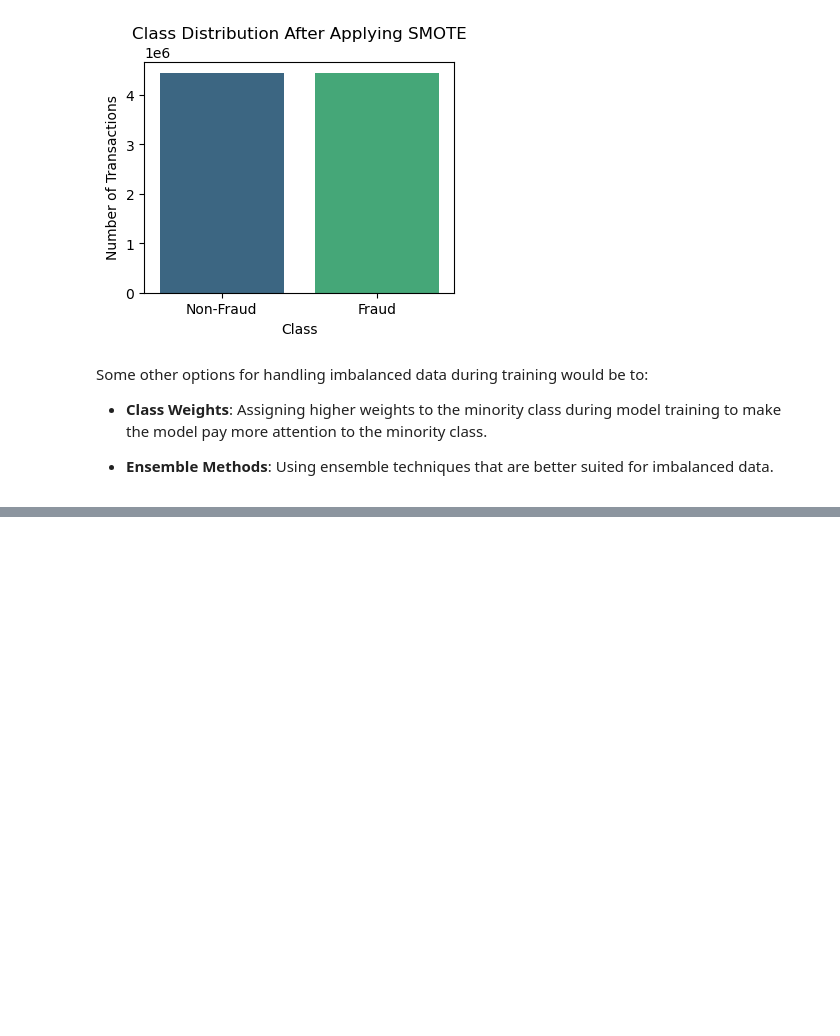
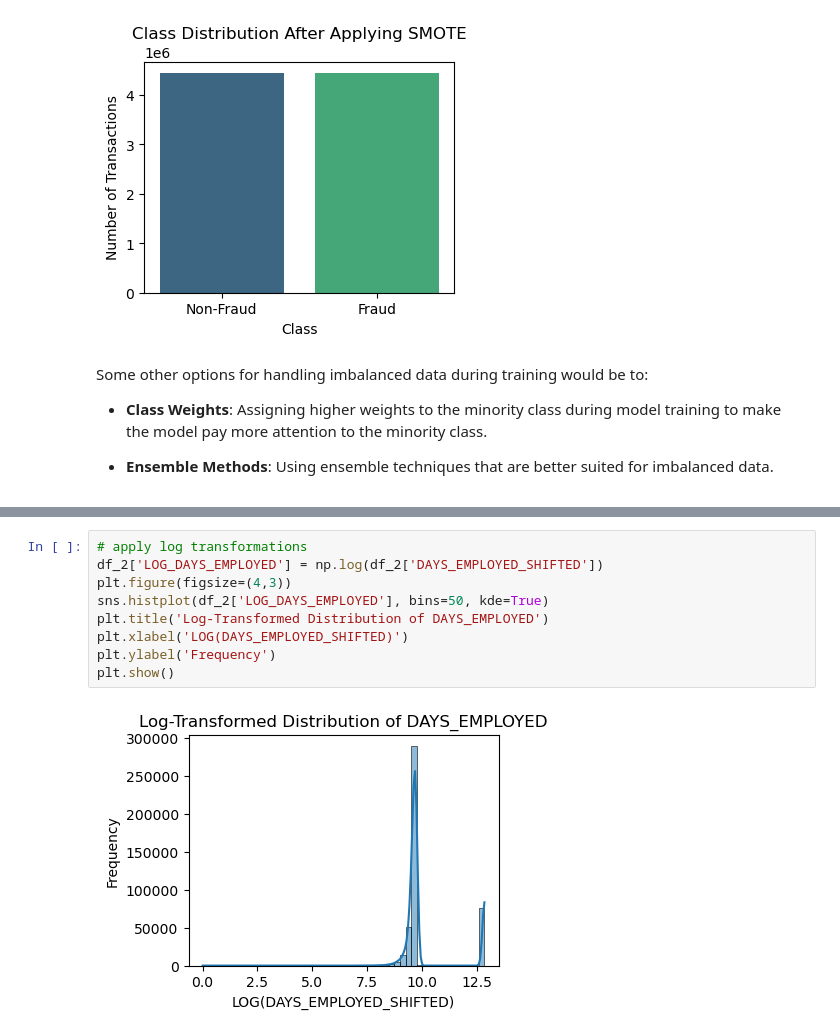
Before and after one commit to curio25/fraud-detection, a Jupyter notebook: analytics/eda.ipynb, the cells around one changed output, grey strips where cells are left out. Saved outputs shown, nothing was run; the diff lists cells and outputs as text; blank space fills up the shorter version.

```diff
--- a/analytics/eda.ipynb
+++ b/analytics/eda.ipynb
@@ -458,0 +651,11 @@ Some other options for handling imbalanced data during training would be to:
+# %%
+# apply log transformations
+df_2['LOG_DAYS_EMPLOYED'] = np.log(df_2['DAYS_EMPLOYED_SHIFTED'])
+plt.figure(figsize=(4,3))
+sns.histplot(df_2['LOG_DAYS_EMPLOYED'], bins=50, kde=True)
+plt.title('Log-Transformed Distribution of DAYS_EMPLOYED')
+plt.xlabel('LOG(DAYS_EMPLOYED_SHIFTED)')
+plt.ylabel('Frequency')
+plt.show()
+# %% [output]
+[figure, added]
```
Also changed, not shown: parts of 27 cells of this notebook.
